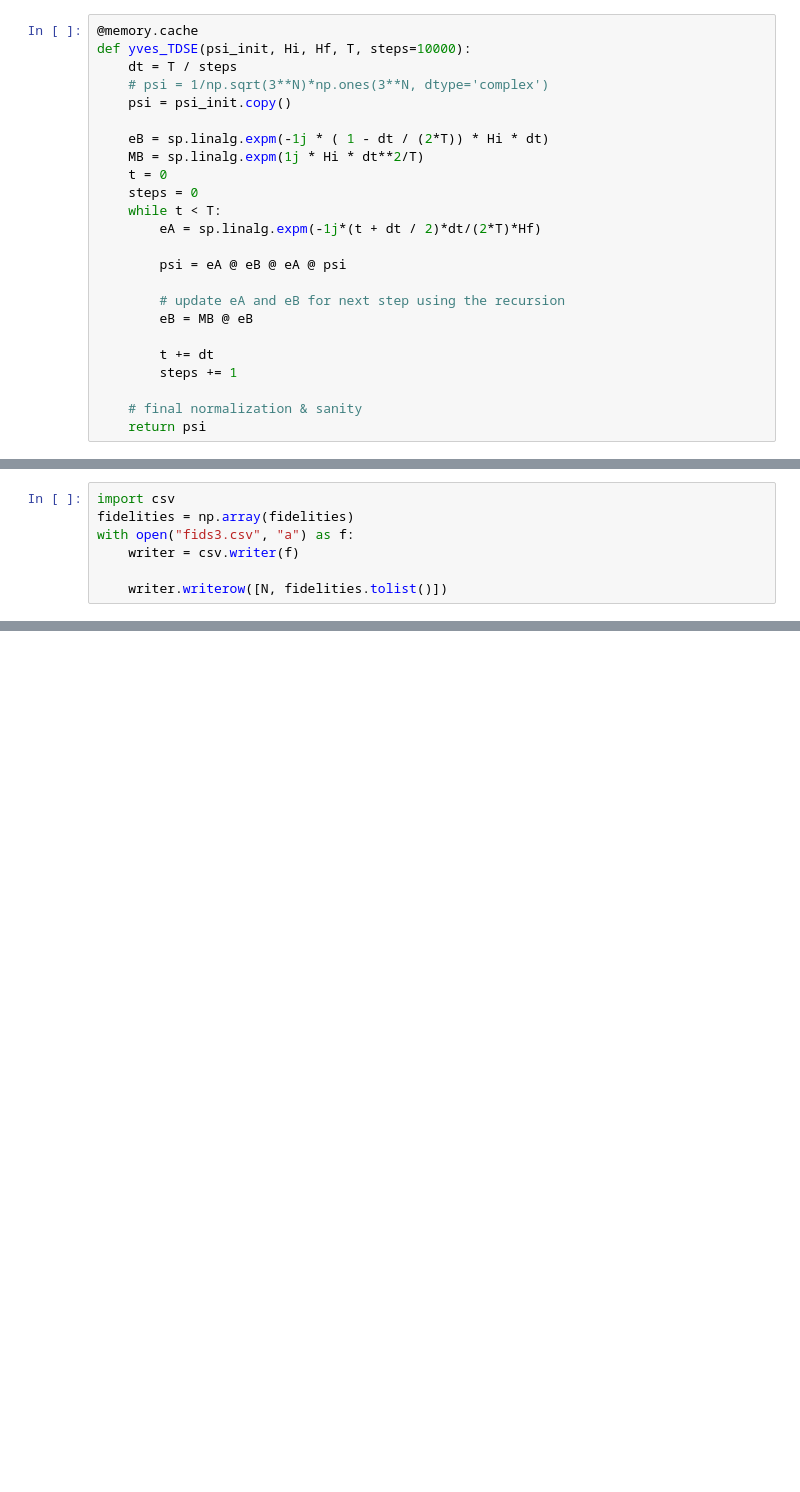
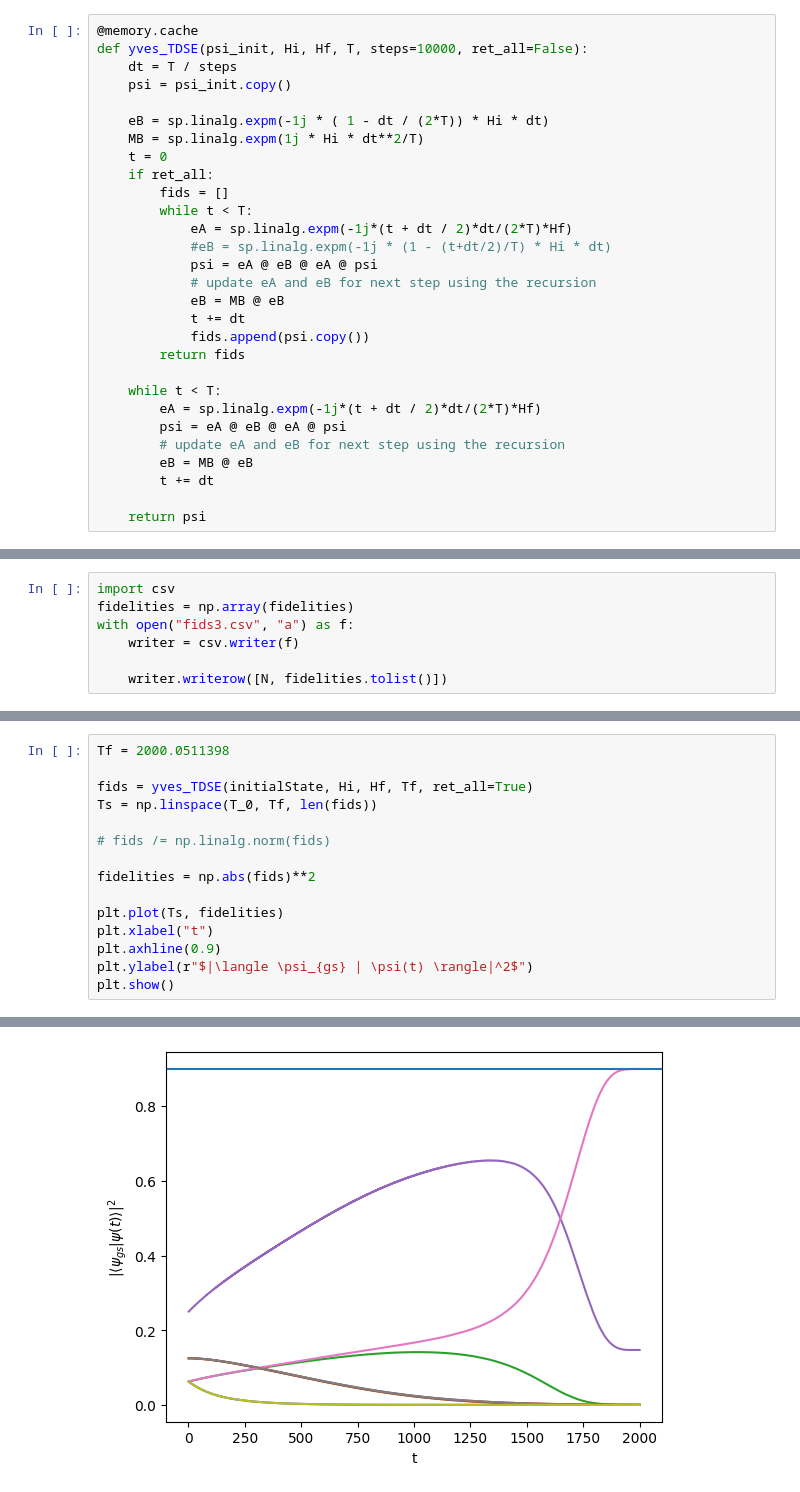
Before and after one commit to Secretmud/zermelos-navigation-problem, a Jupyter notebook: src/yves_method.ipynb, the cells around one changed output, grey strips where cells are left out. Cells and saved outputs as stored; diff of their text form; blank space fills up the shorter version.

```diff
--- a/src/yves_method.ipynb
+++ b/src/yves_method.ipynb
@@ -132,26 +132,31 @@ M_B & = & \exp\left[i\gamma_0 H_i \frac{\Delta t^2}{\hbar}\right]
 $$
 # %%
 @memory.cache
-def yves_TDSE(psi_init, Hi, Hf, T, steps=10000):
+def yves_TDSE(psi_init, Hi, Hf, T, steps=10000, ret_all=False):
     dt = T / steps
-    # psi = 1/np.sqrt(3**N)*np.ones(3**N, dtype='complex')
     psi = psi_init.copy()
 
     eB = sp.linalg.expm(-1j * ( 1 - dt / (2*T)) * Hi * dt)
     MB = sp.linalg.expm(1j * Hi * dt**2/T)
     t = 0
-    steps = 0
+    if ret_all:
+        fids = []
+        while t < T:
+            eA = sp.linalg.expm(-1j*(t + dt / 2)*dt/(2*T)*Hf)
+            #eB = sp.linalg.expm(-1j * (1 - (t+dt/2)/T) * Hi * dt)
+            psi = eA @ eB @ eA @ psi
+            # update eA and eB for next step using the recursion
+            eB = MB @ eB
+            t += dt
+            fids.append(psi.copy())
+        return fids
+
     while t < T:
         eA = sp.linalg.expm(-1j*(t + dt / 2)*dt/(2*T)*Hf)
-
         psi = eA @ eB @ eA @ psi
-
         # update eA and eB for next step using the recursion
         eB = MB @ eB
+        t += dt
 
-        t += dt
-        steps += 1
-
-    # final normalization & sanity
     return psi
 # %%
@@ -195,0 +293,16 @@ with open("fids3.csv", "a") as f:
+# %%
+Tf = 2000.0511398
+
+fids = yves_TDSE(initialState, Hi, Hf, Tf, ret_all=True)
+Ts = np.linspace(T_0, Tf, len(fids))
+
+# fids /= np.linalg.norm(fids)
+
+fidelities = np.abs(fids)**2
+
+plt.plot(Ts, fidelities)
+plt.xlabel("t")
+plt.axhline(0.9)
+plt.ylabel(r"$|\langle \psi_{gs} | \psi(t) \rangle|^2$")
+plt.show()
+# %% [output]
@@ -195,0 +310 @@ with open("fids3.csv", "a") as f:
+[figure, added]
```
Also changed, not shown: parts of 7 cells of this notebook, 2 other files.
